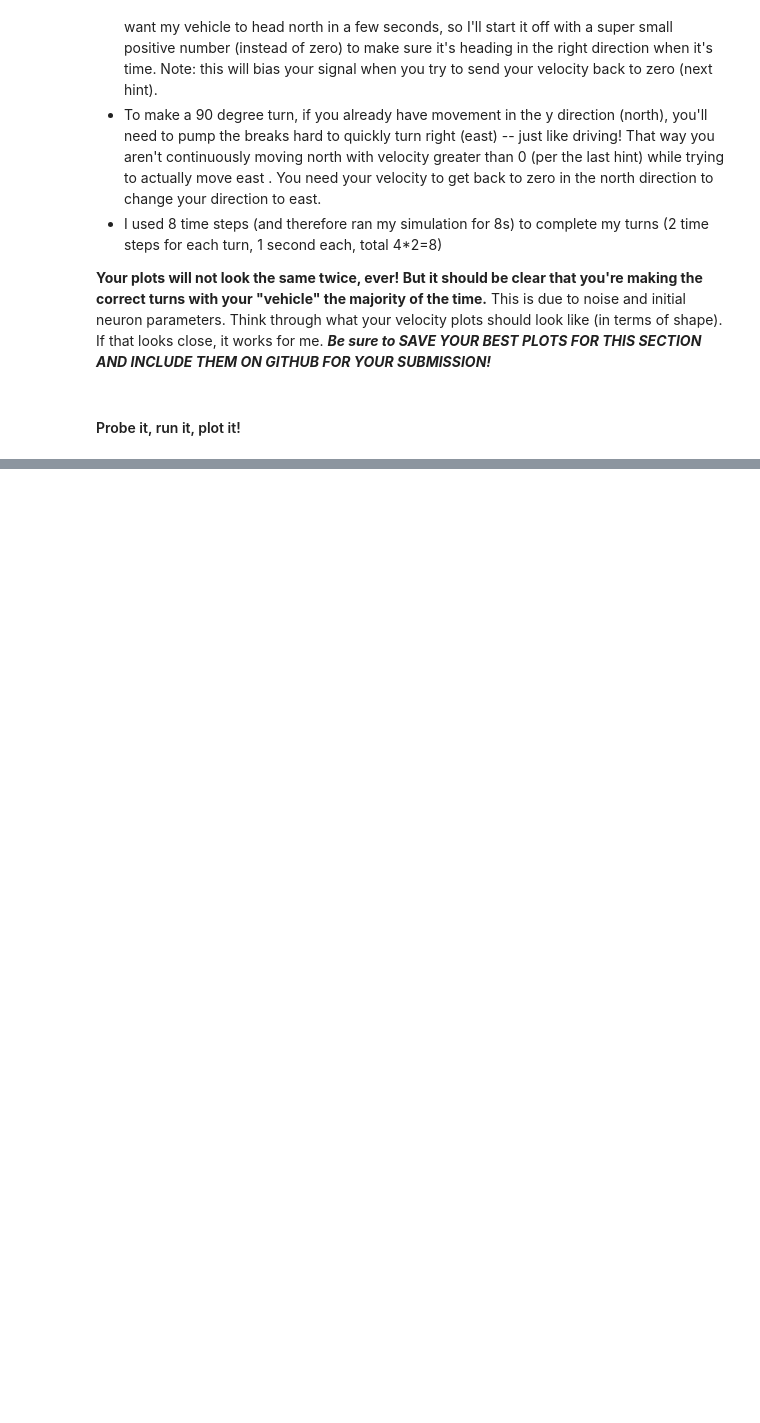
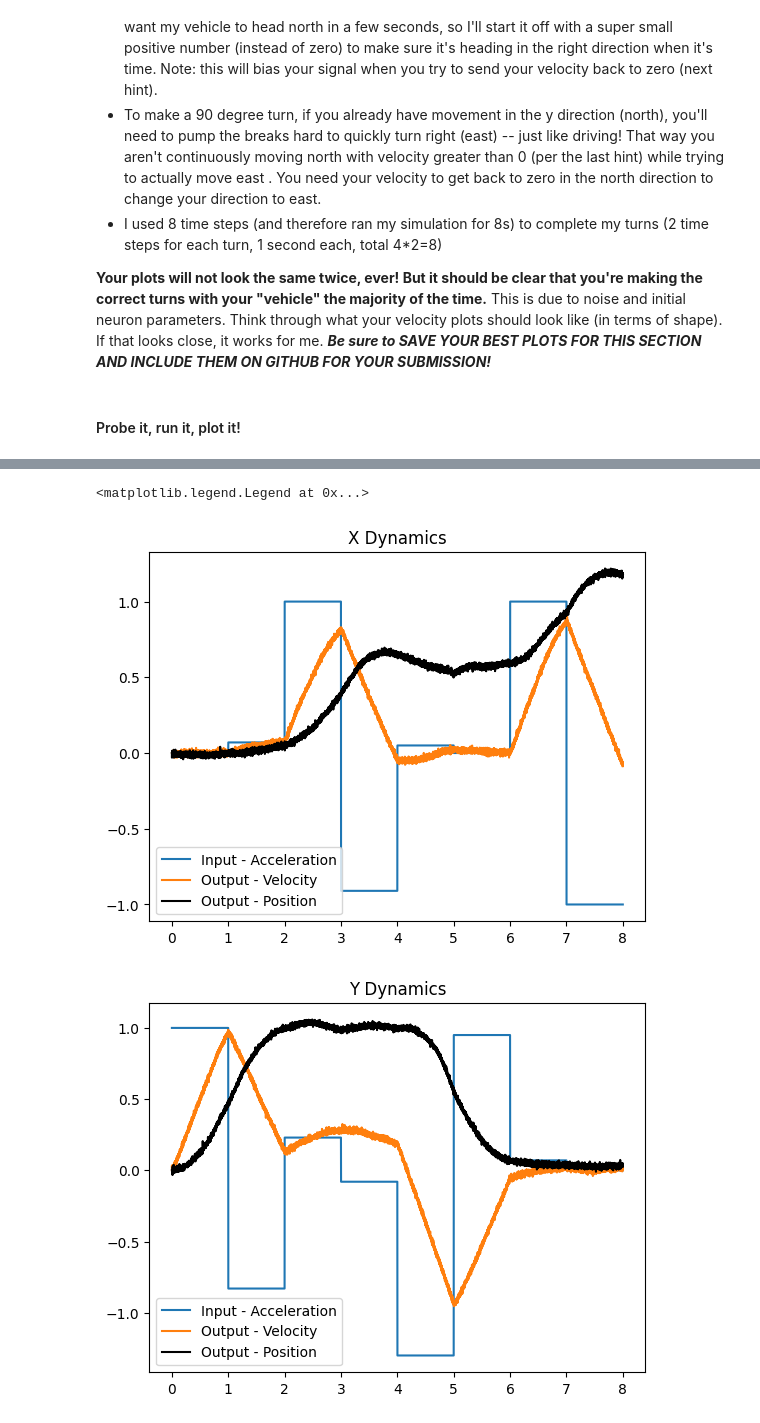
Before and after one commit to gtmoon32/ICE4, a Jupyter notebook: ICE4_NavDynamics.ipynb, the cells around one changed output, grey strips where cells are left out. Cells and saved outputs as stored; diff of their text form; code cells hidden in the pictures; blank space fills up the shorter version.

```diff
--- a/ICE4_NavDynamics.ipynb
+++ b/ICE4_NavDynamics.ipynb
@@ -192,13 +204,12 @@ Hints:
 model = nengo.Network(label="Multidirectional Nav Dynamics")
 with model:
     # Create the recurrent neuron ensemble
-    D = nengo.Ensemble(400, dimensions=4)
+    D = nengo.Ensemble(800, dimensions=4)
 
     # Create piecewise acceleration control input
     # Note, I am initializing BOTH directions as the exact same dynamics from the past two parts
     # That way, you can confirm everything is connected properly first
-    inputs = [[.5, .5], [0, 0], [-1, -1], [0, 0], [1, 1], [0,0]]
-    #          [north],  [brakes], [east] , [brakes], [south], [brakes], [east], [brakes]
+    inputs = [[0, 1], [0.07, -0.83], [1, 0.23], [-0.91, -0.08], [0.05, -1.3], [0, 0.95], [1, 0.07], [-1, 0]]
     process = nengo.processes.PresentInput(inputs, presentation_time=1)
     accel_input = nengo.Node(process)
 
@@ -206,13 +217,13 @@ with model:
     #input_accelY = nengo.Node(Piecewise({0: 0, 0.2: 1, 1: 0, 2: -2, 3: 0, 4: 1, 5: 0}))
 
     # Using a long time constant for stability (less noise)
-    tau = 0.2
-
-    feedback_matrix = ???
+    tau = 0.5
+#B = [0,0,1,1]
+    feedback_matrix = [1,0,tau,0],[0,1,0,tau],[0,0,1,0],[0,0,0,1]
     #print(feedback_matrix)
     nengo.Connection(D, D, transform=feedback_matrix, synapse=tau)
 
-    feedfwd_matrix = ???
+    feedfwd_matrix = [[0,0],[0,0],[tau,0],[0,tau]]
     #print(feedfwd_matrix)
 
     nengo.Connection(accel_input, D, transform=feedfwd_matrix, synapse=tau)
@@ -228,26 +239,25 @@ with model:
 # Create our simulator
 with nengo.Simulator(model) as sim:
     # Run it for 10 seconds
-    sim.run(6)
+    sim.run(8)
 
 plt.figure()
-plt.plot(sim.trange(), sim.data[input_probe][:, 0], label="Input - Acceleration")
-plt.plot(sim.trange(), sim.data[output_probe][:, 2], label="Output - Velocity")
-plt.plot(sim.trange(), sim.data[output_probe][:, 0], "k", label="Output - Position")
+plt.plot(sim.trange(), sim.data[input_probe][:,0], label="Input - Acceleration")
+plt.plot(sim.trange(), sim.data[output_probe][:,2], label="Output - Velocity")
+plt.plot(sim.trange(), sim.data[output_probe][:,0], "k", label="Output - Position")
 plt.legend()
 plt.title("X Dynamics")
 
 # Plot the decoded outputs
 plt.figure()
-plt.plot(sim.trange(), sim.data[input_probe][:, 1], label="Input - Acceleration")
-plt.plot(sim.trange(), sim.data[output_probe][:, 3], label="Output - Velocity")
-plt.plot(sim.trange(), sim.data[output_probe][:, 1], "k", label="Output - Position")
+plt.plot(sim.trange(), sim.data[input_probe][:,1], label="Input - Acceleration")
+plt.plot(sim.trange(), sim.data[output_probe][:,3], label="Output - Velocity")
+plt.plot(sim.trange(), sim.data[output_probe][:,1], "k", label="Output - Position")
 plt.legend()
 plt.title("Y Dynamics")
 
 # Plot the birds-eye view of position
 plt.figure()
-plt.plot(
-    sim.data[output_probe][:, 0], sim.data[output_probe][:, 1], label="2D Position"
-)
+plt.plot(sim.data[output_probe][:,0], sim.data[output_probe][:,1], label="2D Position")
 plt.legend()
+# %% [output]
@@ -253,0 +266,3 @@ plt.legend()
+<matplotlib.legend.Legend at 0x...>
+[figure, added]
+[figure, added]
```
Also changed, not shown: parts of 5 cells of this notebook.
